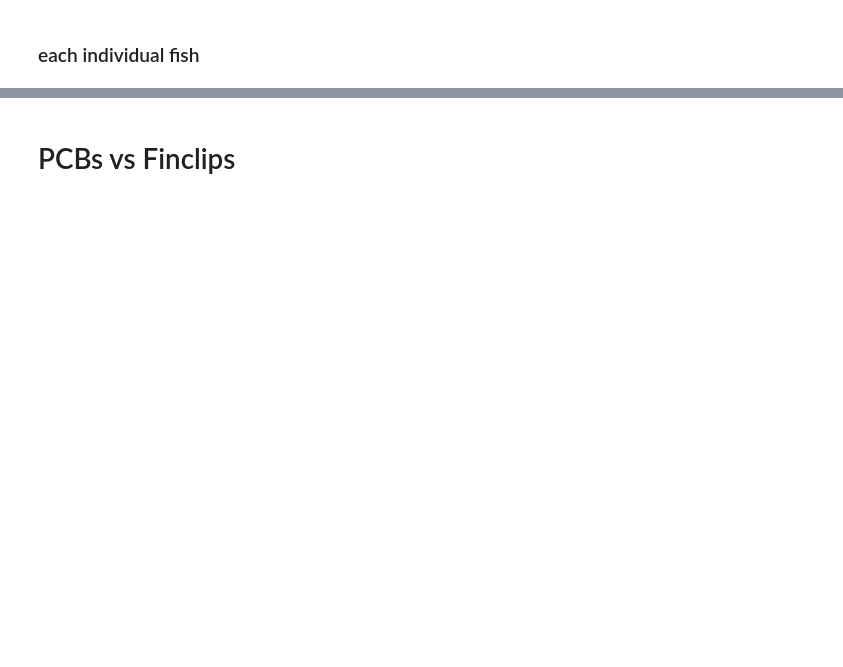
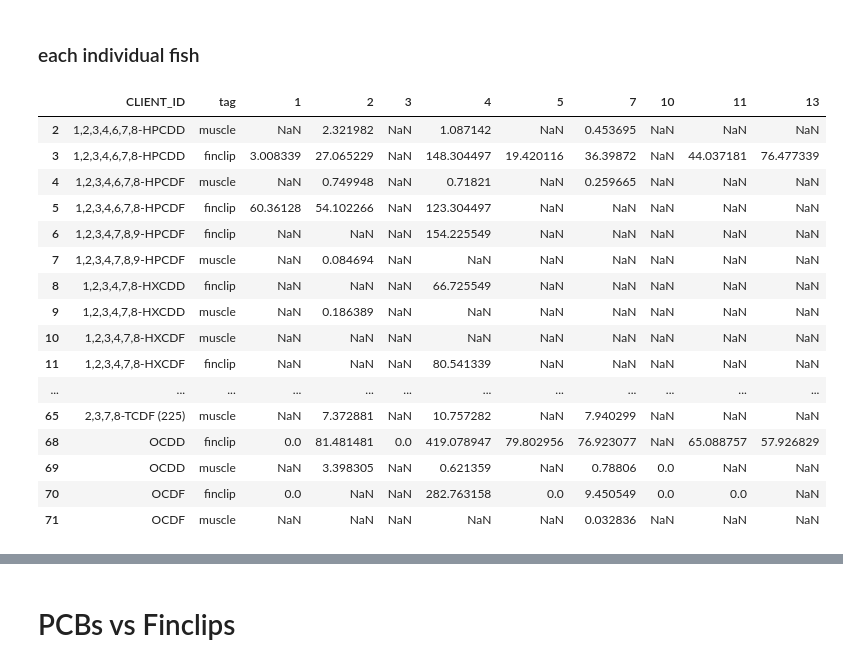
Before and after one commit to amirmtaghizadegan/Sturgeon, a Jupyter notebook: finclips.ipynb, the cells around one changed output, grey strips where cells are left out. Cells and saved outputs as stored; diff of their text form; code cells hidden in the pictures; blank space fills up the shorter version.

```diff
--- a/finclips.ipynb
+++ b/finclips.ipynb
@@ -158,5 +247,25 @@ for i, r in enumerate(t["CLIENT_ID"].unique()):
 # %% [markdown]
 ### each individual fish
+# %%
+lipid_table
+# %% [output]
+|  | CLIENT_ID | tag | 1 | 2 | 3 | 4 | 5 | 7 | 10 | 11 | 13 |
+| 2 | 1,2,3,4,6,7,8-HPCDD | muscle | NaN | 2.321982 | NaN | 1.087142 | NaN | 0.453695 | NaN | NaN | NaN |
+| 3 | 1,2,3,4,6,7,8-HPCDD | finclip | 3.008339 | 27.065229 | NaN | 148.304497 | 19.420116 | 36.39872 | NaN | 44.037181 | 76.477339 |
+| 4 | 1,2,3,4,6,7,8-HPCDF | muscle | NaN | 0.749948 | NaN | 0.71821 | NaN | 0.259665 | NaN | NaN | NaN |
+| 5 | 1,2,3,4,6,7,8-HPCDF | finclip | 60.36128 | 54.102266 | NaN | 123.304497 | NaN | NaN | NaN | NaN | NaN |
+| 6 | 1,2,3,4,7,8,9-HPCDF | finclip | NaN | NaN | NaN | 154.225549 | NaN | NaN | NaN | NaN | NaN |
+| 7 | 1,2,3,4,7,8,9-HPCDF | muscle | NaN | 0.084694 | NaN | NaN | NaN | NaN | NaN | NaN | NaN |
+| 8 | 1,2,3,4,7,8-HXCDD | finclip | NaN | NaN | NaN | 66.725549 | NaN | NaN | NaN | NaN | NaN |
+| 9 | 1,2,3,4,7,8-HXCDD | muscle | NaN | 0.186389 | NaN | NaN | NaN | NaN | NaN | NaN | NaN |
+| 10 | 1,2,3,4,7,8-HXCDF | muscle | NaN | NaN | NaN | NaN | NaN | NaN | NaN | NaN | NaN |
+| 11 | 1,2,3,4,7,8-HXCDF | finclip | NaN | NaN | NaN | 80.541339 | NaN | NaN | NaN | NaN | NaN |
+| ... | ... | ... | ... | ... | ... | ... | ... | ... | ... | ... | ... |
+| 65 | 2,3,7,8-TCDF (225) | muscle | NaN | 7.372881 | NaN | 10.757282 | NaN | 7.940299 | NaN | NaN | NaN |
+| 68 | OCDD | finclip | 0.0 | 81.481481 | 0.0 | 419.078947 | 79.802956 | 76.923077 | NaN | 65.088757 | 57.926829 |
+| 69 | OCDD | muscle | NaN | 3.398305 | NaN | 0.621359 | NaN | 0.78806 | 0.0 | NaN | NaN |
+| 70 | OCDF | finclip | 0.0 | NaN | NaN | 282.763158 | 0.0 | 9.450549 | 0.0 | 0.0 | NaN |
+| 71 | OCDF | muscle | NaN | NaN | NaN | NaN | NaN | 0.032836 | NaN | NaN | NaN |
 # %%
 t = lipid_table
 width = 0.3
```
Also changed, not shown: parts of 13 cells of this notebook.
